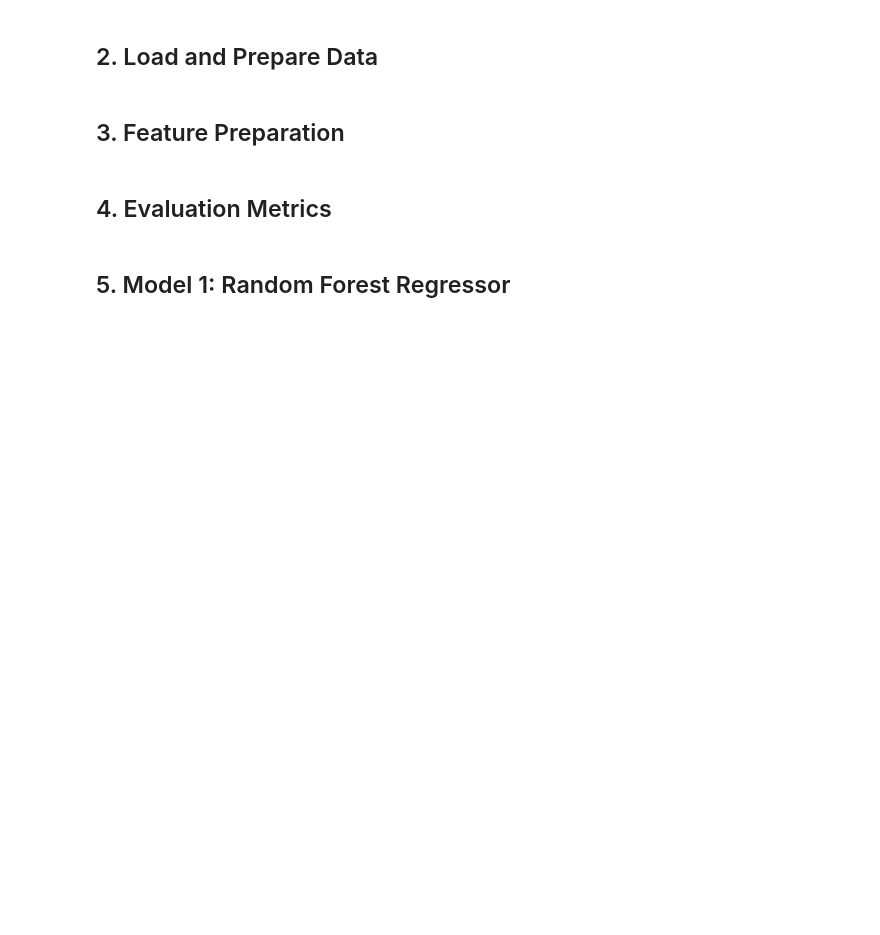
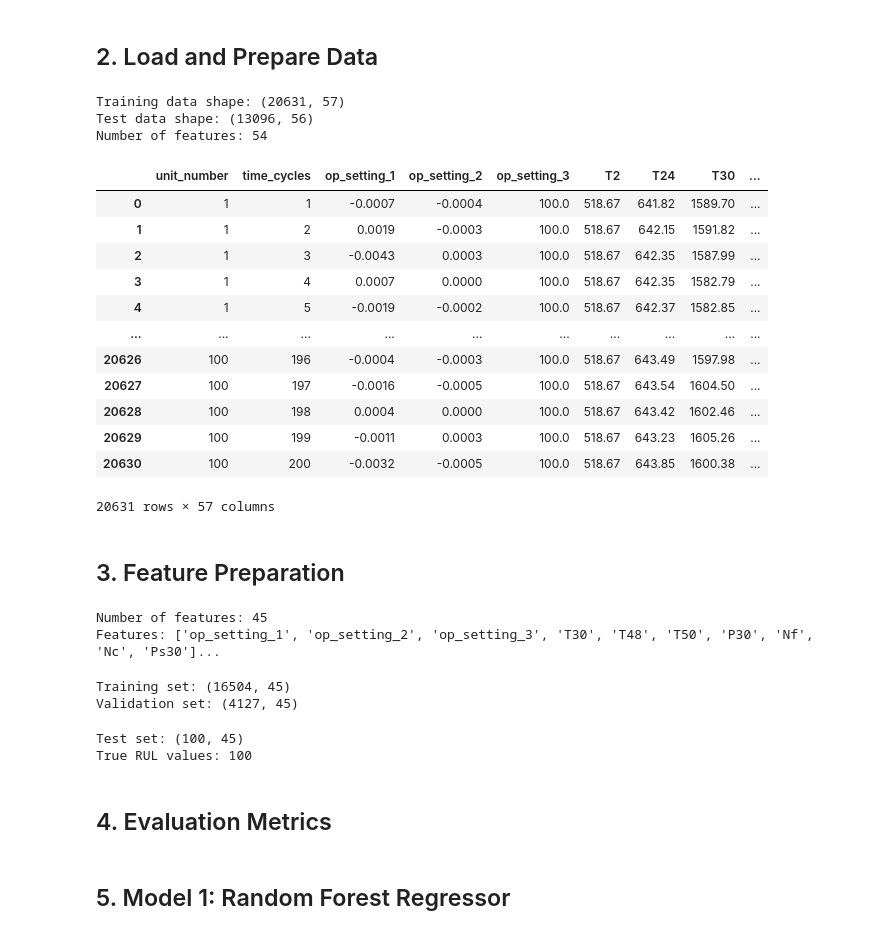
Before and after one commit to pverma-21/aircraft-engine-failure-ml-detection-system, a Jupyter notebook: 02_rul_prediction_model.ipynb, the cells around one changed output. Drawn from its saved outputs; the diff is of its cells as text; code cells hidden in the pictures; blank space fills up the shorter version.

```diff
--- a/02_rul_prediction_model.ipynb
+++ b/02_rul_prediction_model.ipynb
@@ -132,7 +135,7 @@ def compute_rul(df, rul_cap=RUL_CAP):
     return df
 
 
-def add_features(df):
+def add_features(df, w):
     """Add rolling statistics and derived features."""
     df = df.copy()
 
@@ -142,13 +145,13 @@ def add_features(df):
     # Rolling statistics per engine
     for sensor in useful_sensors:
         # Rolling mean (window = 5 cycles)
-        df[f'{sensor}_roll_mean'] = df.groupby('unit_number')[sensor].transform(
-            lambda x: x.rolling(window=5, min_periods=1).mean()
+        df[f'{sensor}_roll_mean_{w}'] = df.groupby('unit_number')[sensor].transform(
+            lambda x: x.rolling(window=w, min_periods=1).mean()
         )
 
         # Rolling std (window = 5 cycles)
-        df[f'{sensor}_roll_std'] = df.groupby('unit_number')[sensor].transform(
-            lambda x: x.rolling(window=5, min_periods=1).std()
+        df[f'{sensor}_roll_std_{w}'] = df.groupby('unit_number')[sensor].transform(
+            lambda x: x.rolling(window=w, min_periods=1).std()
         )
 
     # Fill NaN from rolling operations
@@ -164,12 +167,33 @@ train_df, test_df, rul_df = load_dataset('FD001')
 train_df = compute_rul(train_df)
 
 # Add engineered features
-train_df = add_features(train_df)
-test_df = add_features(test_df)
+train_df = add_features(train_df, w=5)
+
+test_df = add_features(test_df, w=5)
 
 print(f"Training data shape: {train_df.shape}")
 print(f"Test data shape: {test_df.shape}")
 print(f"Number of features: {len([c for c in train_df.columns if c not in index_columns + ['RUL']])}")
+# %% [output]
+Training data shape: (20631, 57)
+Test data shape: (13096, 56)
+Number of features: 54
+# %%
+train_df
+# %% [output]
+|  | unit_number | time_cycles | op_setting_1 | op_setting_2 | op_setting_3 | T2 | T24 | T30 | ... |
+| 0 | 1 | 1 | -0.0007 | -0.0004 | 100.0 | 518.67 | 641.82 | 1589.70 | ... |
+| 1 | 1 | 2 | 0.0019 | -0.0003 | 100.0 | 518.67 | 642.15 | 1591.82 | ... |
+| 2 | 1 | 3 | -0.0043 | 0.0003 | 100.0 | 518.67 | 642.35 | 1587.99 | ... |
+| 3 | 1 | 4 | 0.0007 | 0.0000 | 100.0 | 518.67 | 642.35 | 1582.79 | ... |
+| 4 | 1 | 5 | -0.0019 | -0.0002 | 100.0 | 518.67 | 642.37 | 1582.85 | ... |
+| ... | ... | ... | ... | ... | ... | ... | ... | ... | ... |
+| 20626 | 100 | 196 | -0.0004 | -0.0003 | 100.0 | 518.67 | 643.49 | 1597.98 | ... |
+| 20627 | 100 | 197 | -0.0016 | -0.0005 | 100.0 | 518.67 | 643.54 | 1604.50 | ... |
+| 20628 | 100 | 198 | 0.0004 | 0.0000 | 100.0 | 518.67 | 643.42 | 1602.46 | ... |
+| 20629 | 100 | 199 | -0.0011 | 0.0003 | 100.0 | 518.67 | 643.23 | 1605.26 | ... |
+| 20630 | 100 | 200 | -0.0032 | -0.0005 | 100.0 | 518.67 | 643.85 | 1600.38 | ... |
+20631 rows × 57 columns
 # %% [markdown]
 ## 3. Feature Preparation
 # %%
@@ -181,6 +205,9 @@ feature_columns = [c for c in feature_columns if not any(s in c for s in drop_se
 
 print(f"Number of features: {len(feature_columns)}")
 print(f"Features: {feature_columns[:10]}...")  # Show first 10
+# %% [output]
+Number of features: 45
+Features: ['op_setting_1', 'op_setting_2', 'op_setting_3', 'T30', 'T48', 'T50', 'P30', 'Nf', 'Nc', 'Ps30']...
 # %%
 # Prepare training data for ML models
 X_train_full = train_df[feature_columns].values
@@ -197,6 +224,9 @@ X_train, X_val, y_train, y_val = train_test_split(
 
 print(f"Training set: {X_train.shape}")
 print(f"Validation set: {X_val.shape}")
+# %% [output]
+Training set: (16504, 45)
+Validation set: (4127, 45)
 # %%
 # Prepare test data
 # For test set, we use the LAST observation of each engine
@@ -208,6 +238,9 @@ y_test = rul_df['RUL'].values
 
 print(f"Test set: {X_test_scaled.shape}")
 print(f"True RUL values: {len(y_test)}")
+# %% [output]
+Test set: (100, 45)
+True RUL values: 100
 # %% [markdown]
 ## 4. Evaluation Metrics
 # %%
```
Also changed, not shown: parts of 21 cells of this notebook, 1 other file.
